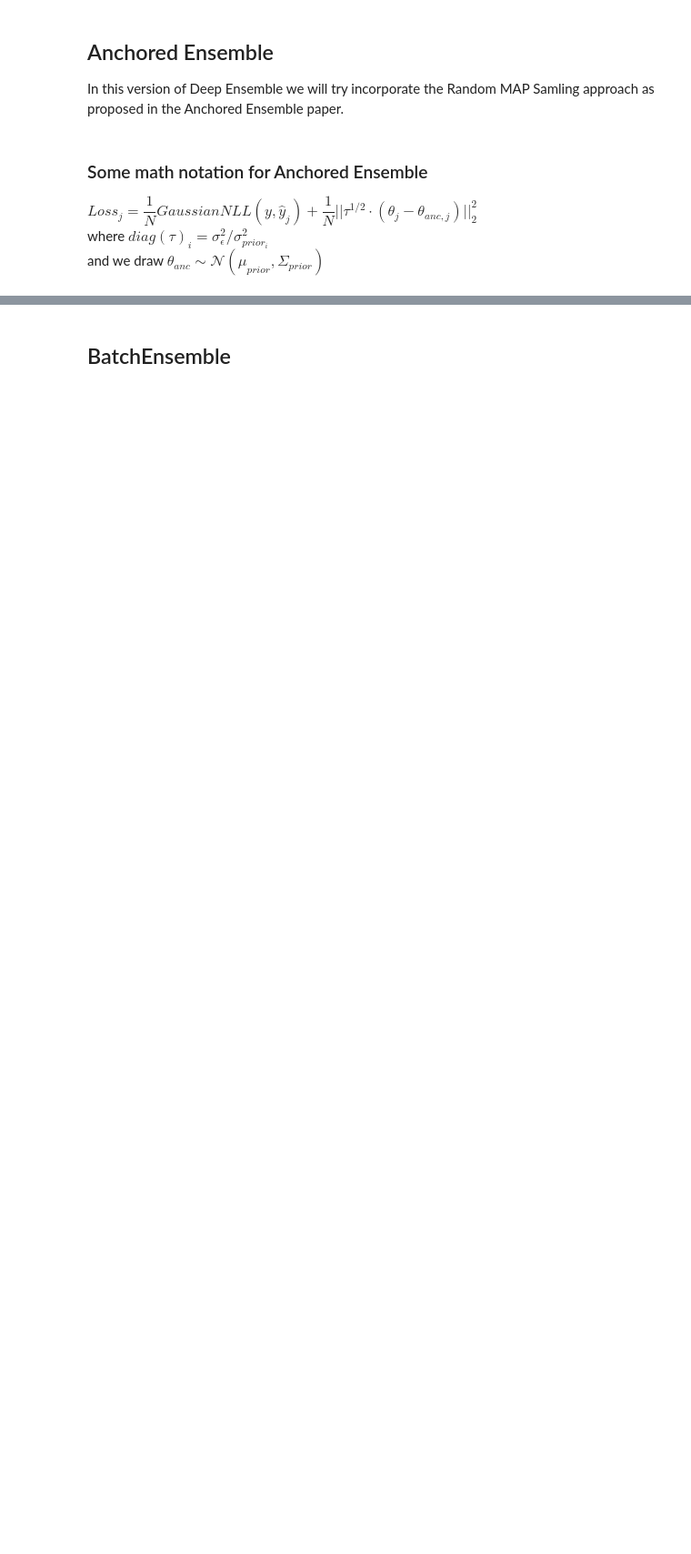
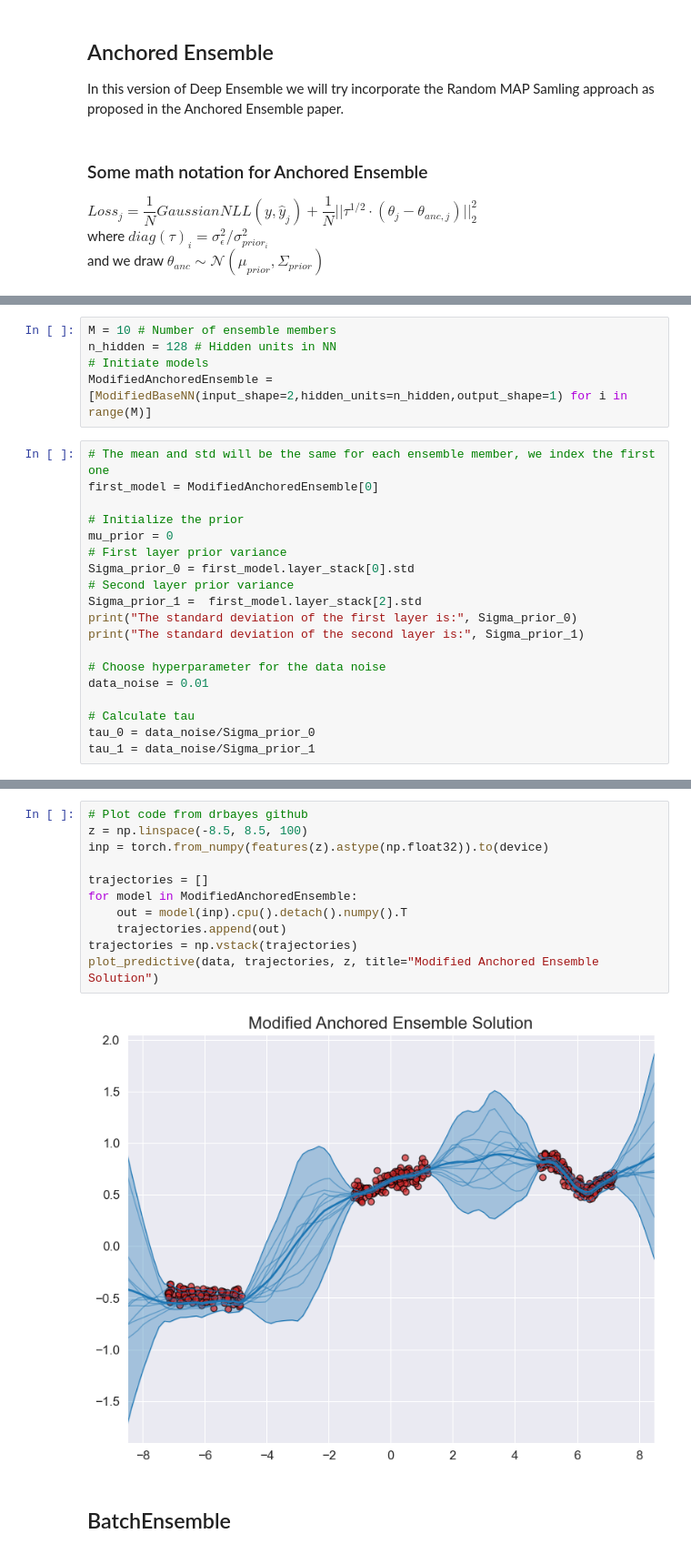
Before and after one commit to Gabriel-Arteaga/AnchoredBatchEnsemble, a Jupyter notebook: notebooks/Deep_Ensemble_Izmailov_Toydata.ipynb, the cells around one changed output, grey strips where cells are left out. Shown at 91% size. Cells and saved outputs as stored; diff of their text form; blank space fills up the shorter version.

Commit message:
Incorporate Kaiming Normal init, use init. as prior

```diff
--- a/notebooks/Deep_Ensemble_Izmailov_Toydata.ipynb
+++ b/notebooks/Deep_Ensemble_Izmailov_Toydata.ipynb
@@ -255,0 +342,24 @@ plot_predictive(data, trajectories, z, title="Anchored Ensemble Solution")
+# %%
+M = 10 # Number of ensemble members
+n_hidden = 128 # Hidden units in NN
+# Initiate models
+ModifiedAnchoredEnsemble = [ModifiedBaseNN(input_shape=2,hidden_units=n_hidden,output_shape=1) for i in range(M)]
+# %%
+# The mean and std will be the same for each ensemble member, we index the first one
+first_model = ModifiedAnchoredEnsemble[0]
+
+# Initialize the prior
+mu_prior = 0
+# First layer prior variance
+Sigma_prior_0 = first_model.layer_stack[0].std
+# Second layer prior variance
+Sigma_prior_1 =  first_model.layer_stack[2].std
+print("The standard deviation of the first layer is:", Sigma_prior_0)
+print("The standard deviation of the second layer is:", Sigma_prior_1)
+
+# Choose hyperparameter for the data noise
+data_noise = 0.01
+
+# Calculate tau
+tau_0 = data_noise/Sigma_prior_0
+tau_1 = data_noise/Sigma_prior_1
@@ -256,3 +443,16 @@ plot_predictive(data, trajectories, z, title="Anchored Ensemble Solution")
+# %%
+# Plot code from drbayes github
+z = np.linspace(-8.5, 8.5, 100)
+inp = torch.from_numpy(features(z).astype(np.float32)).to(device)
+
+trajectories = []
+for model in ModifiedAnchoredEnsemble:
+    out = model(inp).cpu().detach().numpy().T
+    trajectories.append(out)
+trajectories = np.vstack(trajectories)
+plot_predictive(data, trajectories, z, title="Modified Anchored Ensemble Solution")
+# %% [output]
+[figure, added]
 # %% [markdown]
 ## BatchEnsemble
 # %%
```
Also changed, not shown: parts of 11 cells of this notebook.
